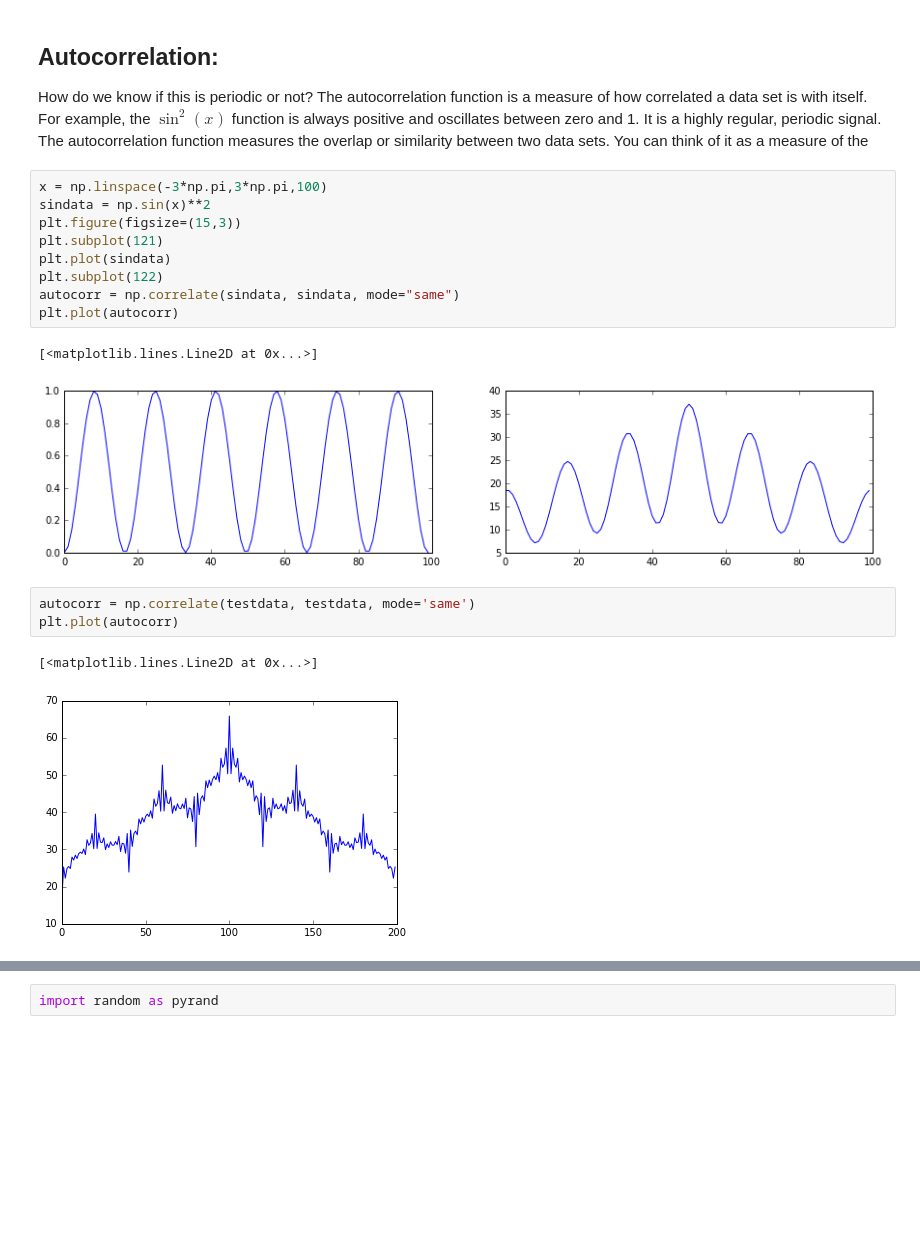
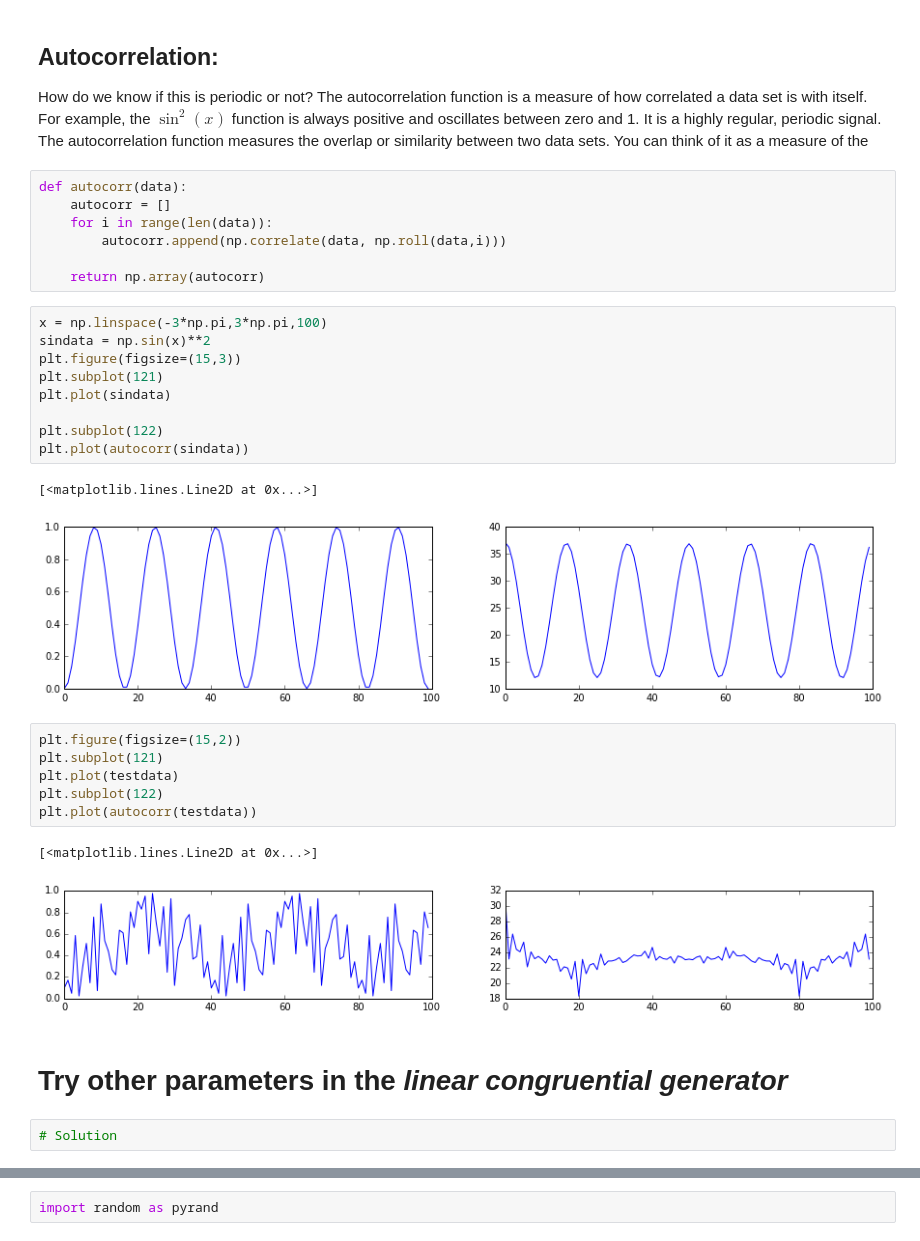
Before and after one commit to Physics325/Chapter6, a Jupyter notebook: PRNGs.ipynb, the cells around one changed output, grey strips where cells are left out. Cells and saved outputs as stored; diff of their text form; blank space fills up the shorter version.

```diff
--- a/PRNGs.ipynb
+++ b/PRNGs.ipynb
@@ -47,21 +47,35 @@ Here we start to see that this set appears periodic. How can we be sure?
 # %% [markdown]
 ## Autocorrelation:
 How do we know if this is periodic or not? The autocorrelation function is a measure of how correlated a data set is with itself. For example, the $\sin^2(x)$ function is always positive and oscillates between zero and 1. It is a highly regular, periodic signal. The autocorrelation function measures the overlap or similarity between two data sets. You can think of it as a measure of the
+# %%
+def autocorr(data):
+    autocorr = []
+    for i in range(len(data)):
+        autocorr.append(np.correlate(data, np.roll(data,i)))
+
+    return np.array(autocorr)
 # %%
 x = np.linspace(-3*np.pi,3*np.pi,100)
 sindata = np.sin(x)**2
 plt.figure(figsize=(15,3))
 plt.subplot(121)
 plt.plot(sindata)
+
 plt.subplot(122)
-autocorr = np.correlate(sindata, sindata, mode="same")
-plt.plot(autocorr)
+plt.plot(autocorr(sindata))
 # %% [output]
 [<matplotlib.lines.Line2D at 0x...>]
-[figure, old version]
+[figure, new version]
-# %%
-autocorr = np.correlate(testdata, testdata, mode='same')
-plt.plot(autocorr)
-# %% [output]
-[<matplotlib.lines.Line2D at 0x...>]
-[figure, removed]
+# %%
+plt.figure(figsize=(15,2))
+plt.subplot(121)
+plt.plot(testdata)
+plt.subplot(122)
+plt.plot(autocorr(testdata))
+# %% [output]
+[<matplotlib.lines.Line2D at 0x...>]
+[figure, added]
+# %% [markdown]
+# Try other parameters in the *linear congruential generator*
+# %%
+# Solution
```
Also changed, not shown: parts of 4 cells of this notebook.
